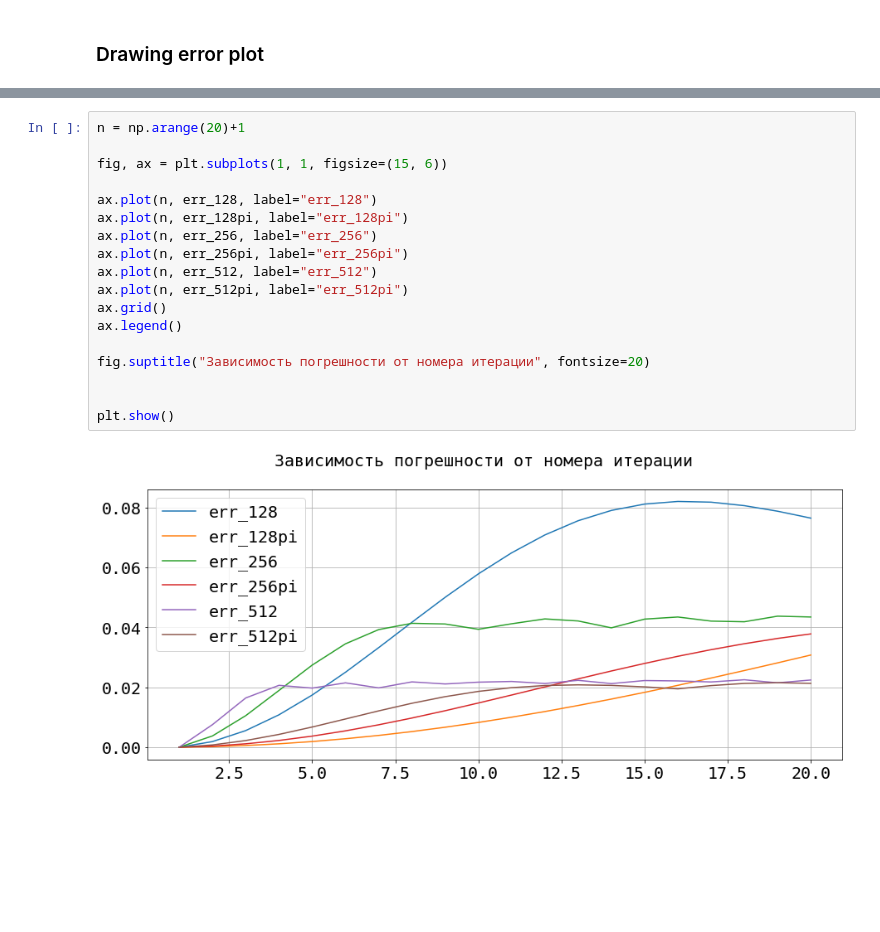
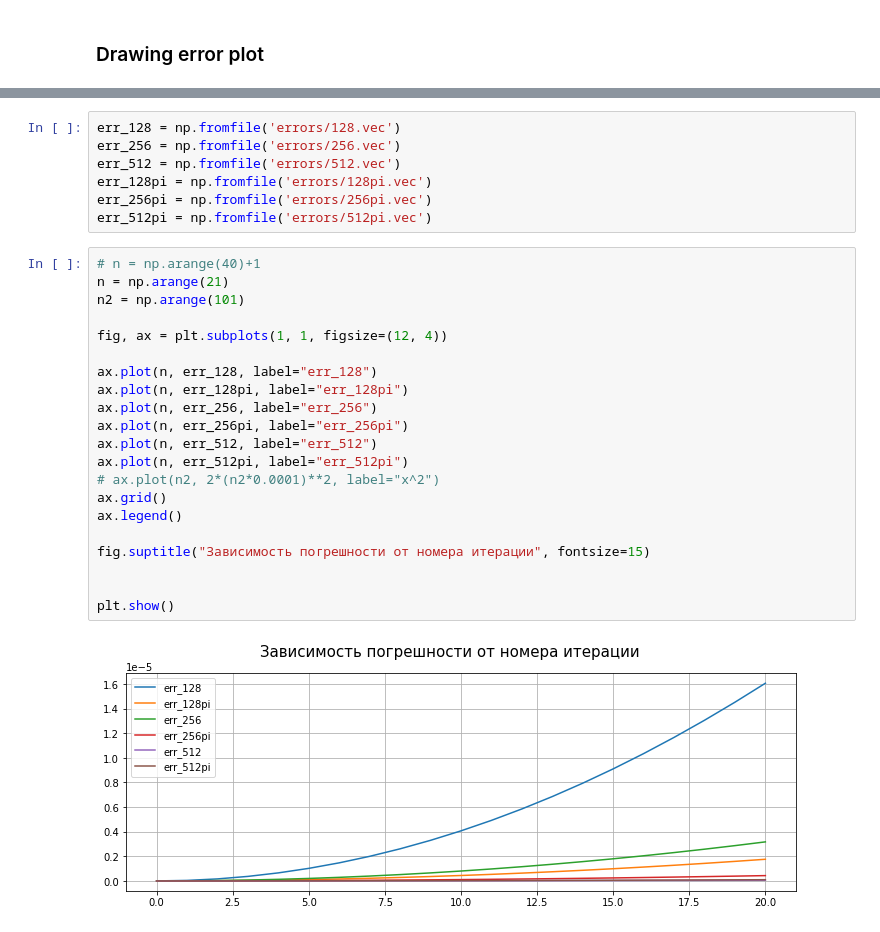
Before and after one commit to MoonDweller29/ParrallelWorks, a Jupyter notebook: taks_2/plots.ipynb, the cells around one changed output, grey strips where cells are left out. Drawn from its saved outputs; the diff is of its cells as text; blank space fills up the shorter version.

Commit message:
task2: fix of zero boundary conditions
(also added error dumping for plots)

```diff
--- a/taks_2/plots.ipynb
+++ b/taks_2/plots.ipynb
@@ -169,20 +199,30 @@ err_512pi = [2.45947e-10,
+# %%
+err_128 = np.fromfile('errors/128.vec')
+err_256 = np.fromfile('errors/256.vec')
+err_512 = np.fromfile('errors/512.vec')
+err_128pi = np.fromfile('errors/128pi.vec')
+err_256pi = np.fromfile('errors/256pi.vec')
+err_512pi = np.fromfile('errors/512pi.vec')
 # %%
-n = np.arange(20)+1
+# n = np.arange(40)+1
+n = np.arange(21)
+n2 = np.arange(101)
 
-fig, ax = plt.subplots(1, 1, figsize=(15, 6))
+fig, ax = plt.subplots(1, 1, figsize=(12, 4))
 
 ax.plot(n, err_128, label="err_128")
 ax.plot(n, err_128pi, label="err_128pi")
 ax.plot(n, err_256, label="err_256")
 ax.plot(n, err_256pi, label="err_256pi")
 ax.plot(n, err_512, label="err_512")
 ax.plot(n, err_512pi, label="err_512pi")
+# ax.plot(n2, 2*(n2*0.0001)**2, label="x^2")
 ax.grid()
 ax.legend()
 
-fig.suptitle("Зависимость погрешности от номера итерации", fontsize=20)
+fig.suptitle("Зависимость погрешности от номера итерации", fontsize=15)
 
 
 plt.show()
 # %% [output]
-[figure, old version]
+[figure, new version]
```
Also changed, not shown: parts of 4 cells of this notebook, 2 other files.
